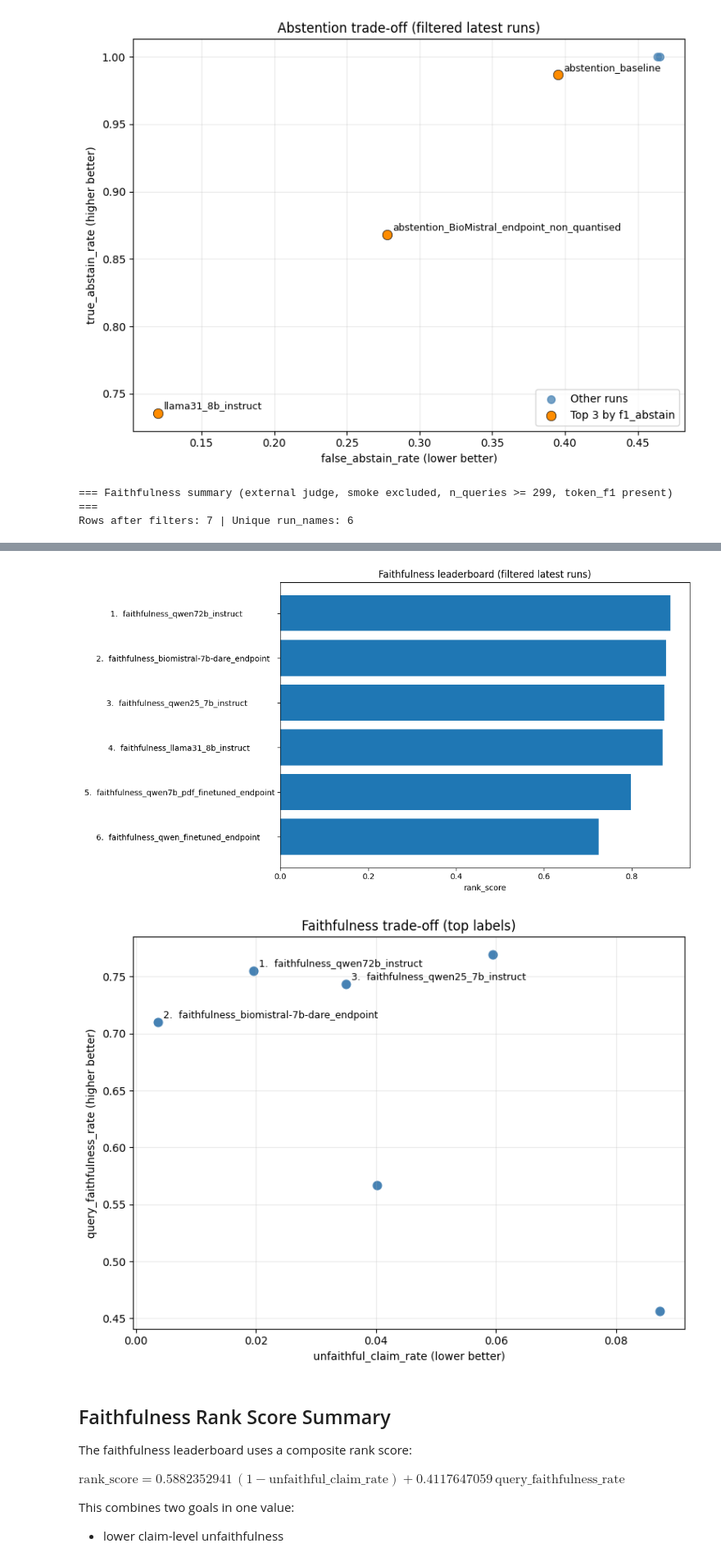
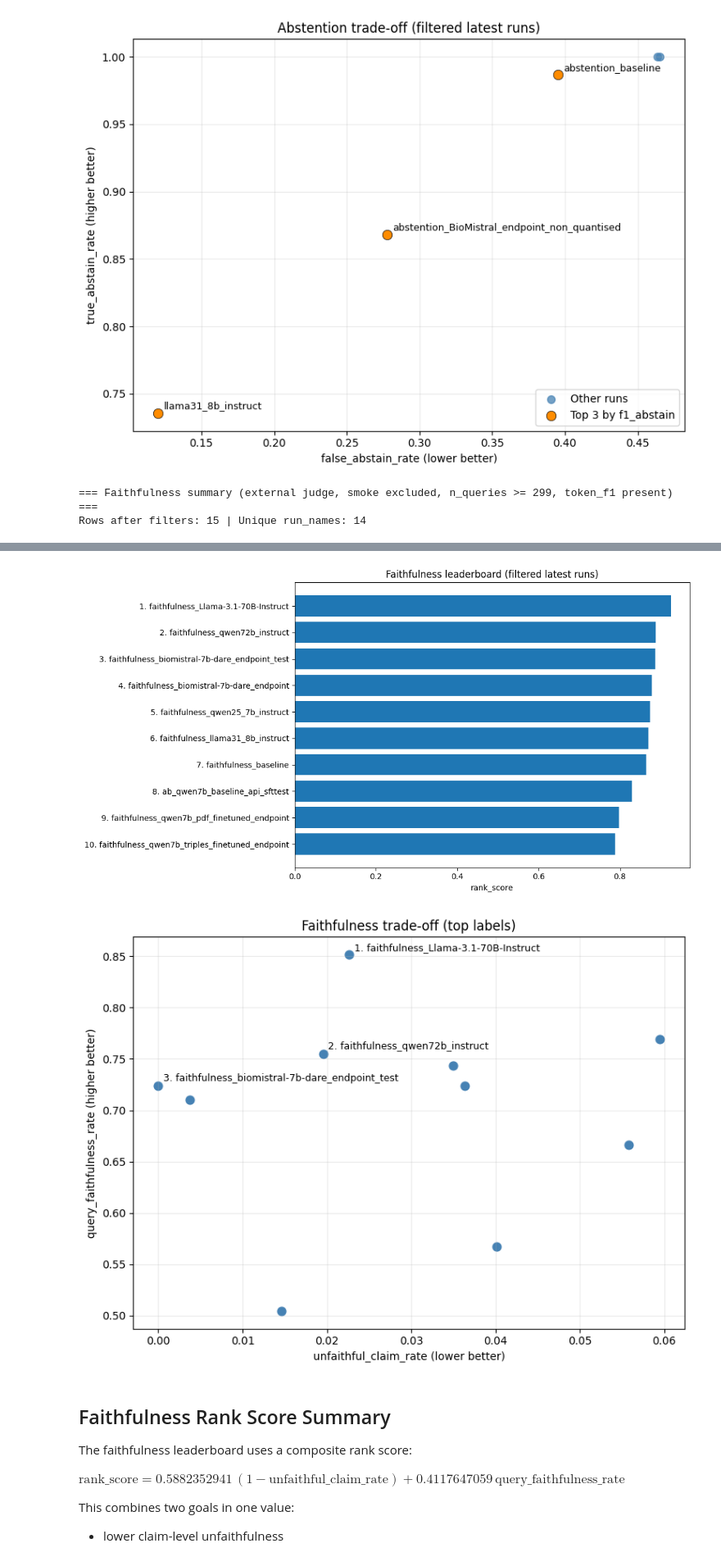
Before and after one commit to dizza01/BornInBradford-datadict, a Jupyter notebook: llm_poc/eval/results/metrics_comparison_plots.ipynb, the cells around one changed output, grey strips where cells are left out. Shown: that part at 82% size. Cells and saved outputs as stored; diff of their text form; code cells hidden in the pictures.

```diff
--- a/llm_poc/eval/results/metrics_comparison_plots.ipynb
+++ b/llm_poc/eval/results/metrics_comparison_plots.ipynb
@@ -612,7 +612,7 @@ for c in [
         faith[c] = pd.to_numeric(faith[c], errors="coerce")
 
 # Exclude incomplete/partial runs
-faith = faith[faith["n_queries"] >= 298].copy()
+faith = faith[faith["n_queries"] >= 100].copy()
 
 # Keep only runs where answer correctness metric exists
 faith = faith[faith["answer_correctness_token_f1"].notna()].copy()
@@ -677,6 +677,6 @@ plt.show()
 # rank_score = 0.5882352941*(1-unfaithful_claim_rate) + 0.4117647059*query_faithfulness_rate
 # %% [output]
 === Faithfulness summary (external judge, smoke excluded, n_queries >= 299, token_f1 present) ===
-Rows after filters: 7 | Unique run_names: 6
+Rows after filters: 15 | Unique run_names: 14
 |  | run_name | timestamp | answer_model | n_queries | query_faithfulness_rate | unfaithful_claim_rate | ... |
 | rank |  |  |  |  |  |  | ... |
@@ -689,5 +693,5 @@ Rows after filters: 7 | Unique run_names: 6
-[figure, old version]
+[figure, new version]
-[figure, old version]
+[figure, new version]
 # %% [markdown]
 ## Faithfulness Rank Score Summary
 
```
Also changed, not shown: parts of 4 cells of this notebook, 22 other files.
